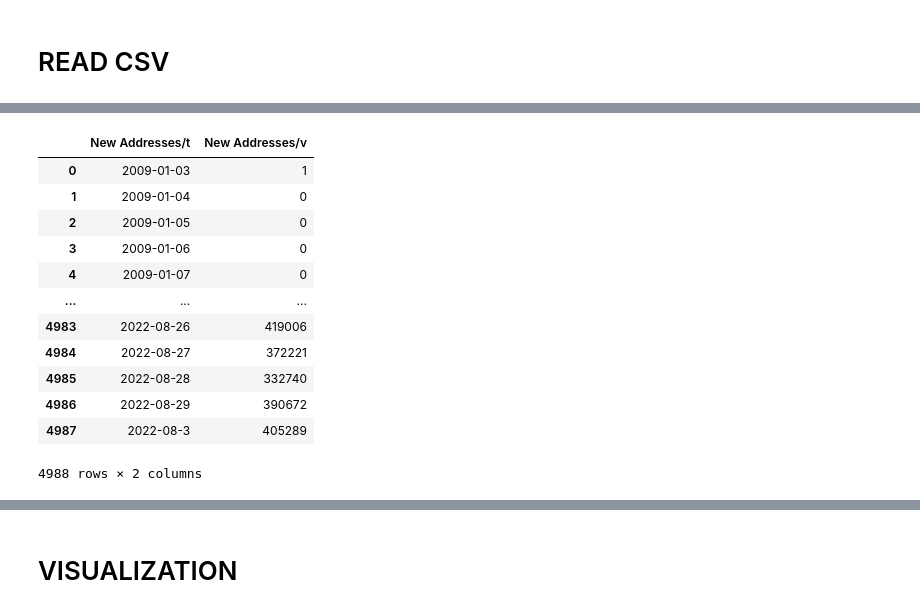
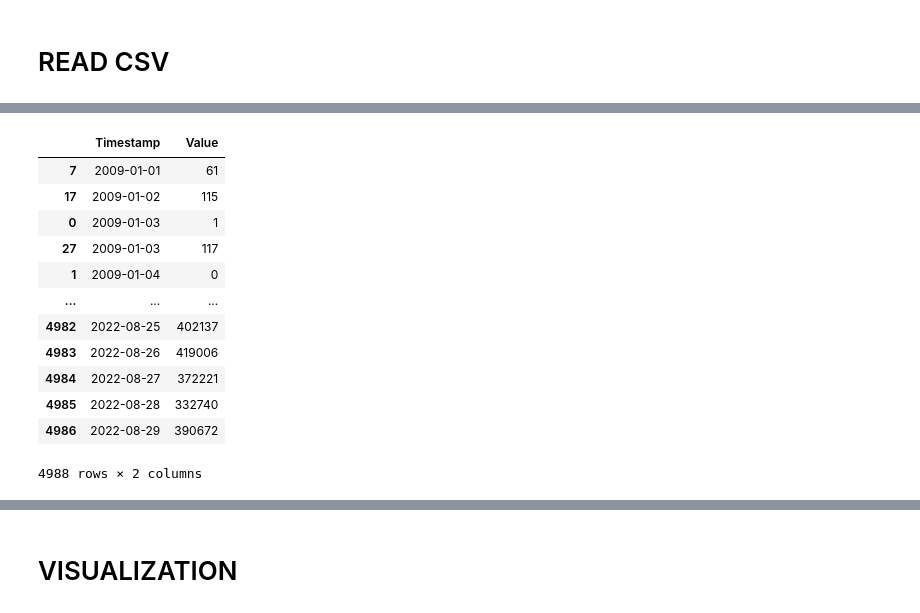
Before and after one commit to CasellaJr/Forecasting-Blockchain-indicators-for-analyzing-BTC-future-price, a Jupyter notebook: Time Series.ipynb, the cells around one changed output, grey strips where cells are left out. Saved outputs shown, nothing was run; the diff lists cells and outputs as text; code cells hidden in the pictures.

```diff
--- a/Time Series.ipynb
+++ b/Time Series.ipynb
@@ -18,20 +41,23 @@ fees = pd.read_csv("data/bitcoin-total-transaction-fees-btc.csv")
 # %%
 new_addresses = pd.read_csv("data/bitcoin-number-of-new-addresses.csv")
 new_addresses["New Addresses/t"] = new_addresses["New Addresses/t"].str.rstrip("T00:00:00.000Z")
+new_addresses["New Addresses/t"] = pd.to_datetime(new_addresses["New Addresses/t"])
+new_addresses = new_addresses.sort_values(by='New Addresses/t')
+new_addresses = new_addresses.rename(columns={'New Addresses/t': 'Timestamp', 'New Addresses/v': 'Value'})
 new_addresses
 # %% [output]
-|  | New Addresses/t | New Addresses/v |
+|  | Timestamp | Value |
+| 7 | 2009-01-01 | 61 |
+| 17 | 2009-01-02 | 115 |
 | 0 | 2009-01-03 | 1 |
+| 27 | 2009-01-03 | 117 |
 | 1 | 2009-01-04 | 0 |
-| 2 | 2009-01-05 | 0 |
-| 3 | 2009-01-06 | 0 |
-| 4 | 2009-01-07 | 0 |
 | ... | ... | ... |
+| 4982 | 2022-08-25 | 402137 |
 | 4983 | 2022-08-26 | 419006 |
 | 4984 | 2022-08-27 | 372221 |
 | 4985 | 2022-08-28 | 332740 |
 | 4986 | 2022-08-29 | 390672 |
-| 4987 | 2022-08-3 | 405289 |
 4988 rows × 2 columns
 # %%
 active_addresses
```
Also changed, not shown: parts of 30 cells of this notebook, 2 other files.
